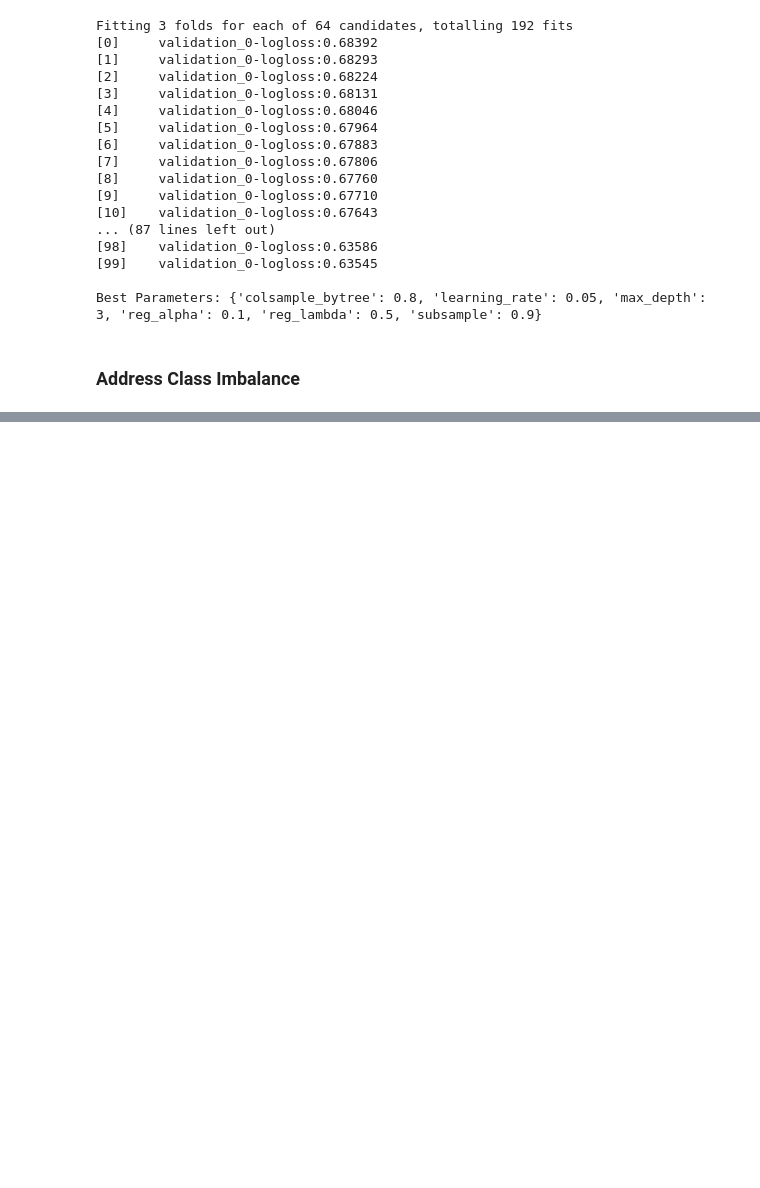
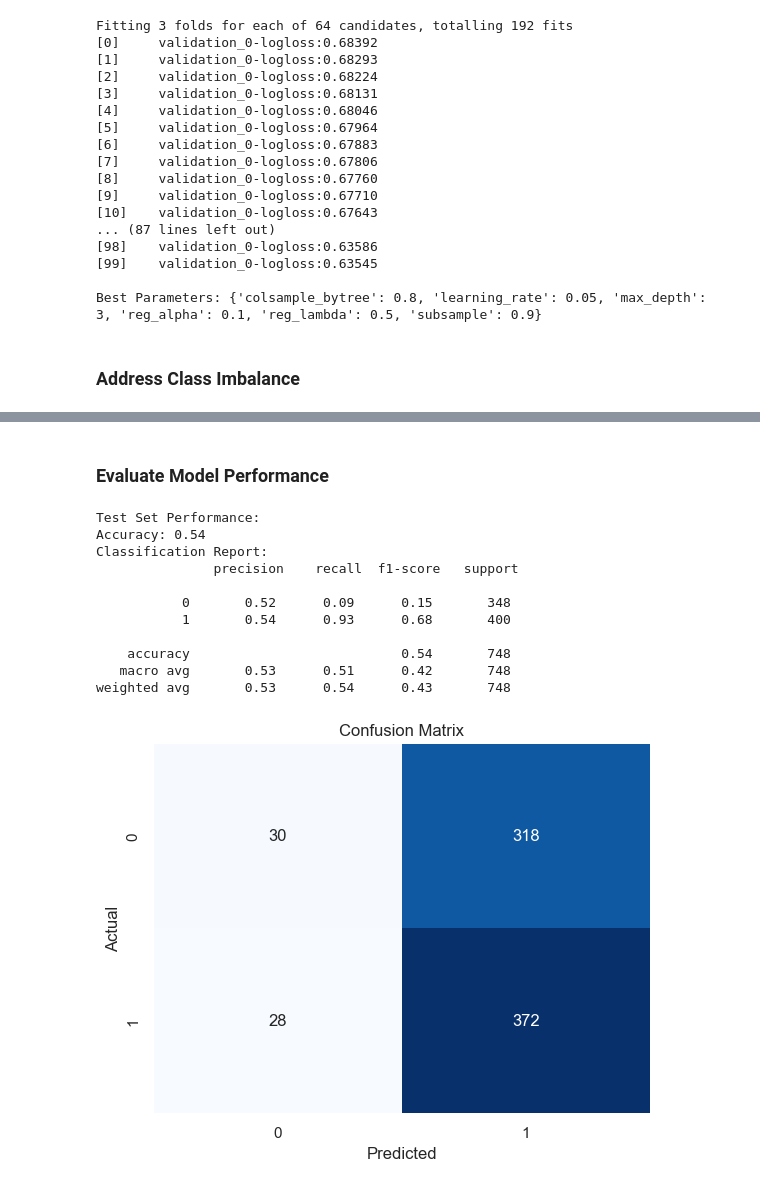
Before and after one commit to patel-mark/Algorithmic-Trading, a Jupyter notebook: Untitled2.ipynb, the cells around one changed output, grey strips where cells are left out. Drawn from its saved outputs; the diff is of its cells as text; code cells hidden in the pictures; blank space fills up the shorter version.

Commit message:
Data Collection & Preprocessing

```diff
--- a/Untitled2.ipynb
+++ b/Untitled2.ipynb
@@ -108,10 +108,21 @@ Best Parameters: {'colsample_bytree': 0.8, 'learning_rate': 0.05, 'max_depth': 3
 # %% [markdown]
 ### Address Class Imbalance
 # %%
-# Adjust for class imbalance (if needed)
-scale_pos_weight = (len(y_train) - sum(y_train)) / sum(y_train)
+# Split training data into train/validation sets (time-series aware)
+X_train_sub, X_val, y_train_sub, y_val = train_test_split(
+    X_train, y_train,
+    test_size=0.2,
+    shuffle=False  # Maintain chronological order
+)
+
+# Adjust for class imbalance
+scale_pos_weight = (len(y_train_sub) - sum(y_train_sub)) / sum(y_train_sub)
 best_model.set_params(scale_pos_weight=scale_pos_weight)
 
-# Retrain with class balancing
-best_model.fit(X_train, y_train)
+# Retrain with validation set for early stopping
+best_model.fit(
+    X_train_sub, y_train_sub,
+    eval_set=[(X_val, y_val)],  # Critical for early stopping
+    verbose=True
+)
 # %% [output]
@@ -118,0 +161,32 @@ ValueError: Must have at least 1 validation dataset for early stopping.
+# %% [markdown]
+### Evaluate Model Performance
+# %%
+# Test set predictions
+y_pred = best_model.predict(X_test)
+y_proba = best_model.predict_proba(X_test)[:, 1]  # Probabilities for threshold tuning
+
+# Metrics
+print("\nTest Set Performance:")
+print(f"Accuracy: {accuracy_score(y_test, y_pred):.2f}")
+print("Classification Report:\n", classification_report(y_test, y_pred))
+
+# Confusion matrix
+cm = confusion_matrix(y_test, y_pred)
+sns.heatmap(cm, annot=True, fmt="d", cmap="Blues", cbar=False)
+plt.xlabel("Predicted")
+plt.ylabel("Actual")
+plt.title("Confusion Matrix")
+plt.show()
+# %% [output]
+Test Set Performance:
+Accuracy: 0.54
+Classification Report:
+               precision    recall  f1-score   support
+
+           0       0.52      0.09      0.15       348
+           1       0.54      0.93      0.68       400
+
+    accuracy                           0.54       748
+   macro avg       0.53      0.51      0.42       748
+weighted avg       0.53      0.54      0.43       748
+[figure, added]
```
Also changed, not shown: parts of 6 cells of this notebook, 13 other files.
